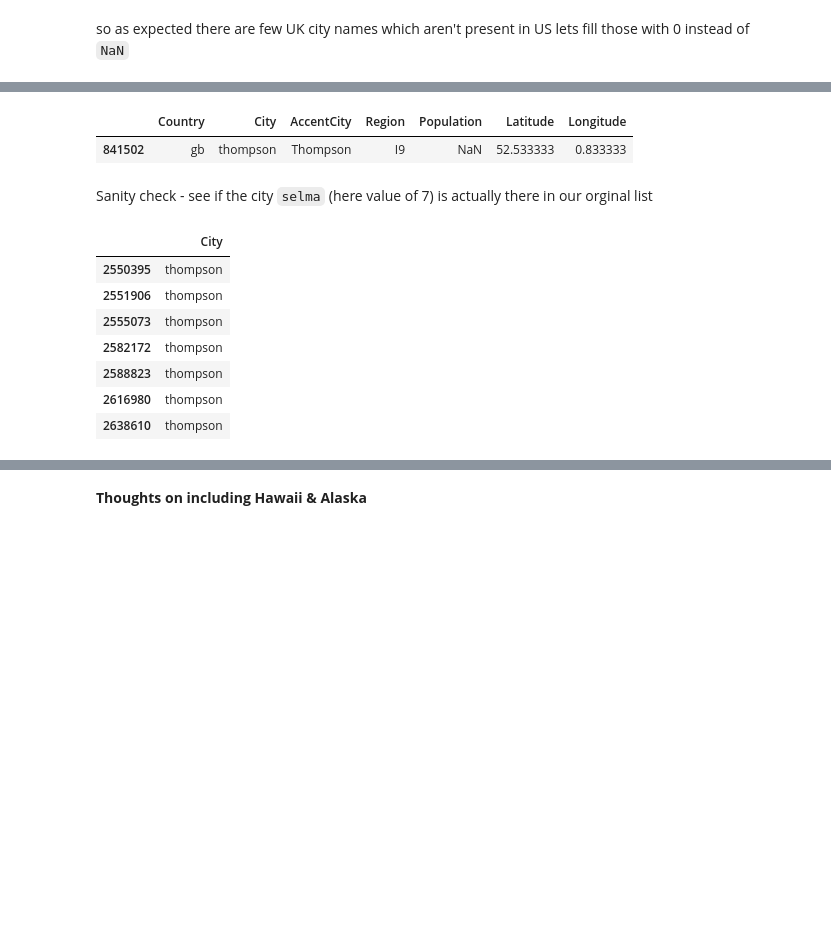
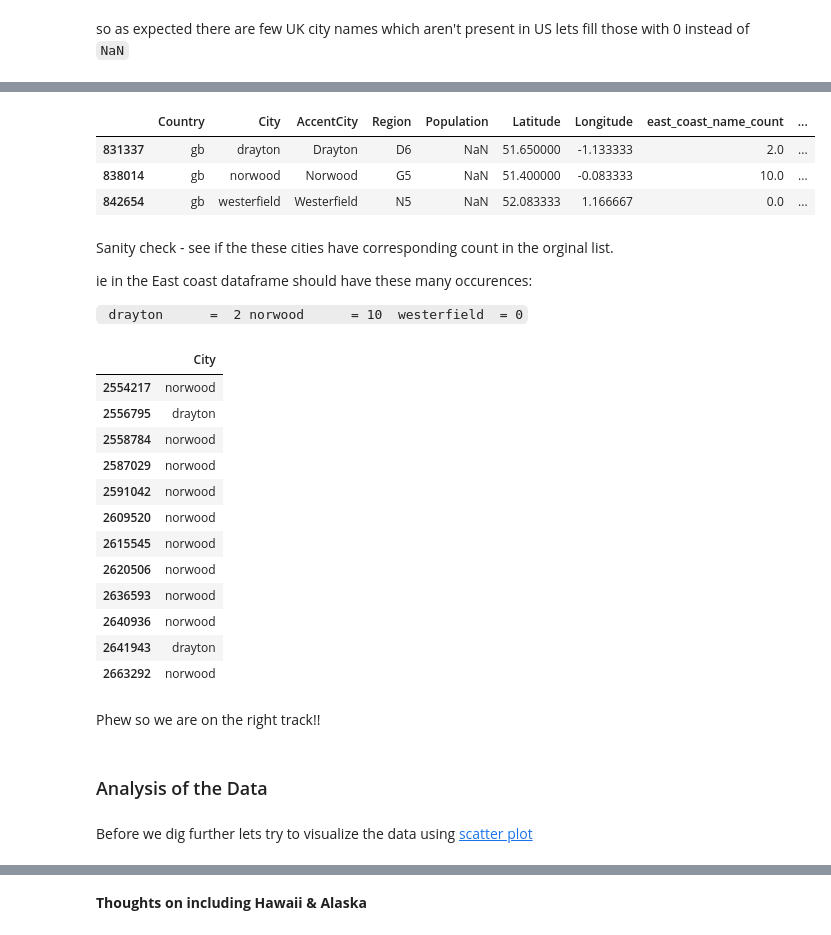
Before and after one commit to yackoa/us_cities_with_english_names, a Jupyter notebook: thoughts.ipynb, the cells around one changed output, grey strips where cells are left out. Drawn from its saved outputs; the diff is of its cells as text; code cells hidden in the pictures; blank space fills up the shorter version.

```diff
--- a/thoughts.ipynb
+++ b/thoughts.ipynb
@@ -201,19 +230,40 @@ uk.sample(5)
 # %%
-uk.loc[uk['City']=='thompson']#.sample(5)
+#uk.loc[uk['City']=='thompson']#.sample(5)
+uk.loc[uk['City'].isin(['drayton','norwood','westerfield'])]
 # %% [output]
-|  | Country | City | AccentCity | Region | Population | Latitude | Longitude |
-| 841502 | gb | thompson | Thompson | I9 | NaN | 52.533333 | 0.833333 |
+|  | Country | City | AccentCity | Region | Population | Latitude | Longitude | east_coast_name_count | ... |
+| 831337 | gb | drayton | Drayton | D6 | NaN | 51.650000 | -1.133333 | 2.0 | ... |
+| 838014 | gb | norwood | Norwood | G5 | NaN | 51.400000 | -0.083333 | 10.0 | ... |
+| 842654 | gb | westerfield | Westerfield | N5 | NaN | 52.083333 | 1.166667 | 0.0 | ... |
-# %% [markdown]
-Sanity check - see if the city `selma` (here value of 7) is actually there in our orginal list
+# %% [markdown]
+Sanity check - see if the these cities have corresponding count in the orginal list.
+
+ie in the East coast dataframe should have these many occurences:
+
+`
+drayton      =  2
+norwood      = 10
+westerfield  = 0`
 # %%
 
-us_east_coast_cities[us_east_coast_cities['City']=='thompson']
+us_east_coast_cities[us_east_coast_cities['City'].isin(['drayton','norwood','westerfield'])]
 # %% [output]
 |  | City |
-| 2550395 | thompson |
-| 2551906 | thompson |
-| 2555073 | thompson |
-| 2582172 | thompson |
-| 2588823 | thompson |
-| 2616980 | thompson |
-| 2638610 | thompson |
+| 2554217 | norwood |
+| 2556795 | drayton |
+| 2558784 | norwood |
+| 2587029 | norwood |
+| 2591042 | norwood |
+| 2609520 | norwood |
+| 2615545 | norwood |
+| 2620506 | norwood |
+| 2636593 | norwood |
+| 2640936 | norwood |
+| 2641943 | drayton |
+| 2663292 | norwood |
+# %% [markdown]
+Phew so we are on the right track!!
+# %% [markdown]
+### Analysis of the Data
+# %% [markdown]
+Before we dig further lets try to visualize the data using [scatter plot](http://pandas.pydata.org/pandas-docs/version/0.15.0/visualization.html#scatter-plot)
```
Also changed, not shown: parts of 30 cells of this notebook.
